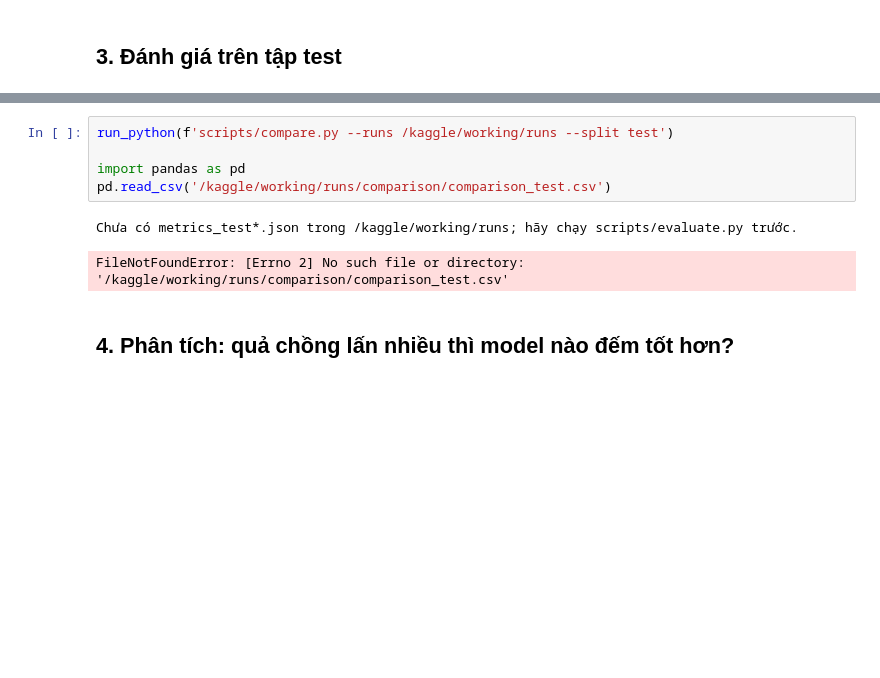
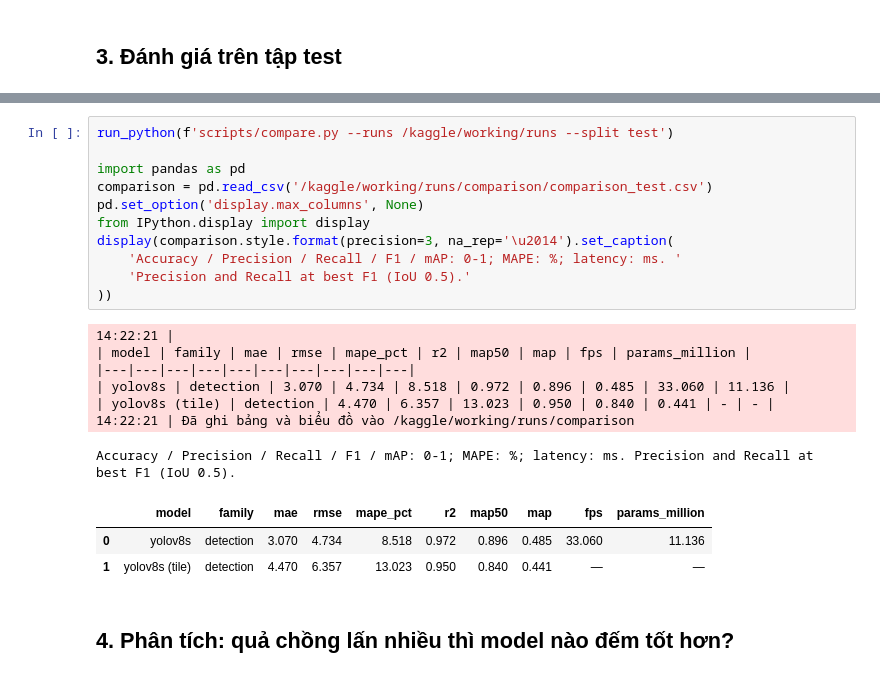
Before and after one commit to QNhut/BTL_CV, a Jupyter notebook: notebooks/kaggle_pipeline_git.ipynb, the cells around one changed output, grey strips where cells are left out. Drawn from its saved outputs; the diff is of its cells as text; blank space fills up the shorter version.

```diff
--- a/notebooks/kaggle_pipeline_git.ipynb
+++ b/notebooks/kaggle_pipeline_git.ipynb
@@ -161,11 +168,25 @@ FileNotFoundError: [Errno 2] No such file or directory: '/kaggle/working/runs/yo
 # %%
 run_python(f'scripts/compare.py --runs /kaggle/working/runs --split test')
 
 import pandas as pd
-pd.read_csv('/kaggle/working/runs/comparison/comparison_test.csv')
+comparison = pd.read_csv('/kaggle/working/runs/comparison/comparison_test.csv')
+pd.set_option('display.max_columns', None)
+from IPython.display import display
+display(comparison.style.format(precision=3, na_rep='\u2014').set_caption(
+    'Accuracy / Precision / Recall / F1 / mAP: 0-1; MAPE: %; latency: ms. '
+    'Precision and Recall at best F1 (IoU 0.5).'
+))
 # %% [output]
-Chưa có metrics_test*.json trong /kaggle/working/runs; hãy chạy scripts/evaluate.py trước.
+14:22:21 |
+| model | family | mae | rmse | mape_pct | r2 | map50 | map | fps | params_million |
+|---|---|---|---|---|---|---|---|---|---|
+| yolov8s | detection | 3.070 | 4.734 | 8.518 | 0.972 | 0.896 | 0.485 | 33.060 | 11.136 |
+| yolov8s (tile) | detection | 4.470 | 6.357 | 13.023 | 0.950 | 0.840 | 0.441 | - | - |
+14:22:21 | Đã ghi bảng và biểu đồ vào /kaggle/working/runs/comparison
-FileNotFoundError: [Errno 2] No such file or directory: '/kaggle/working/runs/comparison/comparison_test.csv'
+Accuracy / Precision / Recall / F1 / mAP: 0-1; MAPE: %; latency: ms. Precision and Recall at best F1 (IoU 0.5).
+|  | model | family | mae | rmse | mape_pct | r2 | map50 | map | fps | params_million |
+| 0 | yolov8s | detection | 3.070 | 4.734 | 8.518 | 0.972 | 0.896 | 0.485 | 33.060 | 11.136 |
+| 1 | yolov8s (tile) | detection | 4.470 | 6.357 | 13.023 | 0.950 | 0.840 | 0.441 | — | — |
 # %% [markdown]
 ## 4. Phân tích: quả chồng lấn nhiều thì model nào đếm tốt hơn?
 # %%
```
Also changed, not shown: parts of 6 cells of this notebook, 15 other files.
